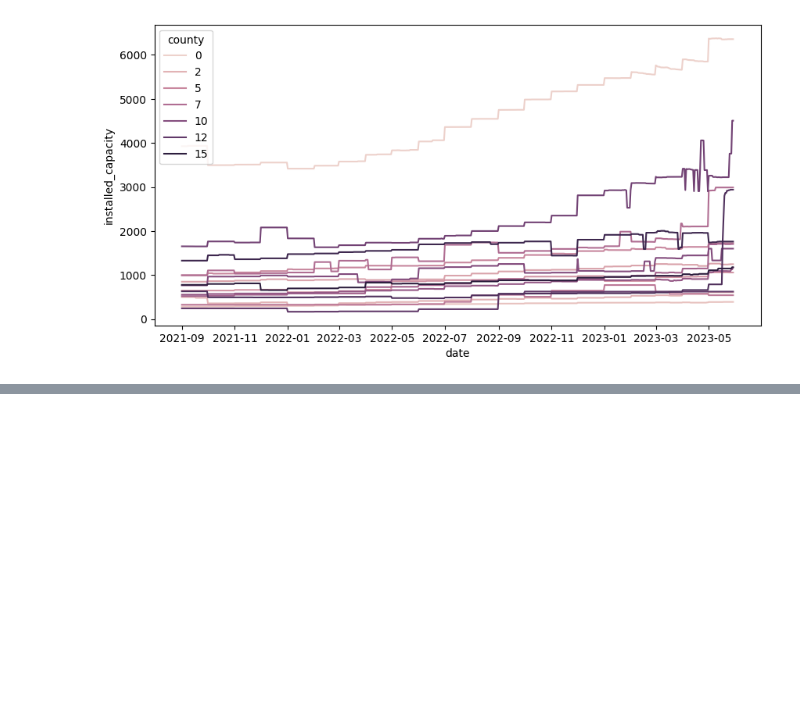
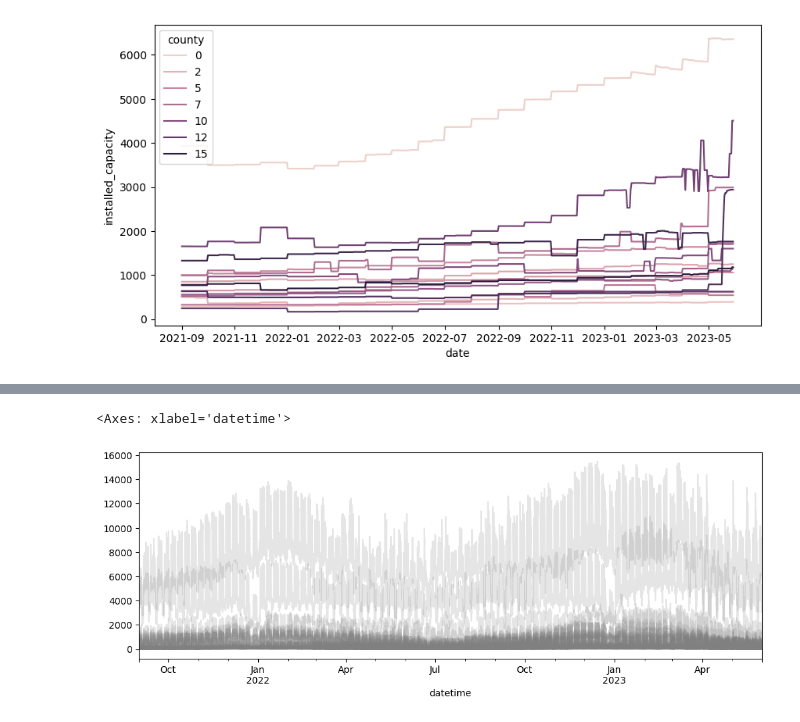
Before and after one commit to lrast/energyusageprediction, a Jupyter notebook: notebooks/0.1-ExploratoryDataAnalysis.ipynb, the cells around one changed output, grey strips where cells are left out. Cells and saved outputs as stored; diff of their text form; code cells hidden in the pictures; blank space fills up the shorter version.

```diff
--- a/notebooks/0.1-ExploratoryDataAnalysis.ipynb
+++ b/notebooks/0.1-ExploratoryDataAnalysis.ipynb
@@ -192,0 +190,6 @@ Hard to read much out of the county level data. Except that we know that one cou
+# %%
+figsize(12, 4)
+data.train[data.train.is_consumption == 1].pivot(index='datetime', columns='prediction_unit_id', values='target').plot(legend=False, alpha=0.2, color='gray')
+# %% [output]
+<Axes: xlabel='datetime'>
+[figure, added]
```
Also changed, not shown: parts of 59 cells of this notebook, 5 other files.
